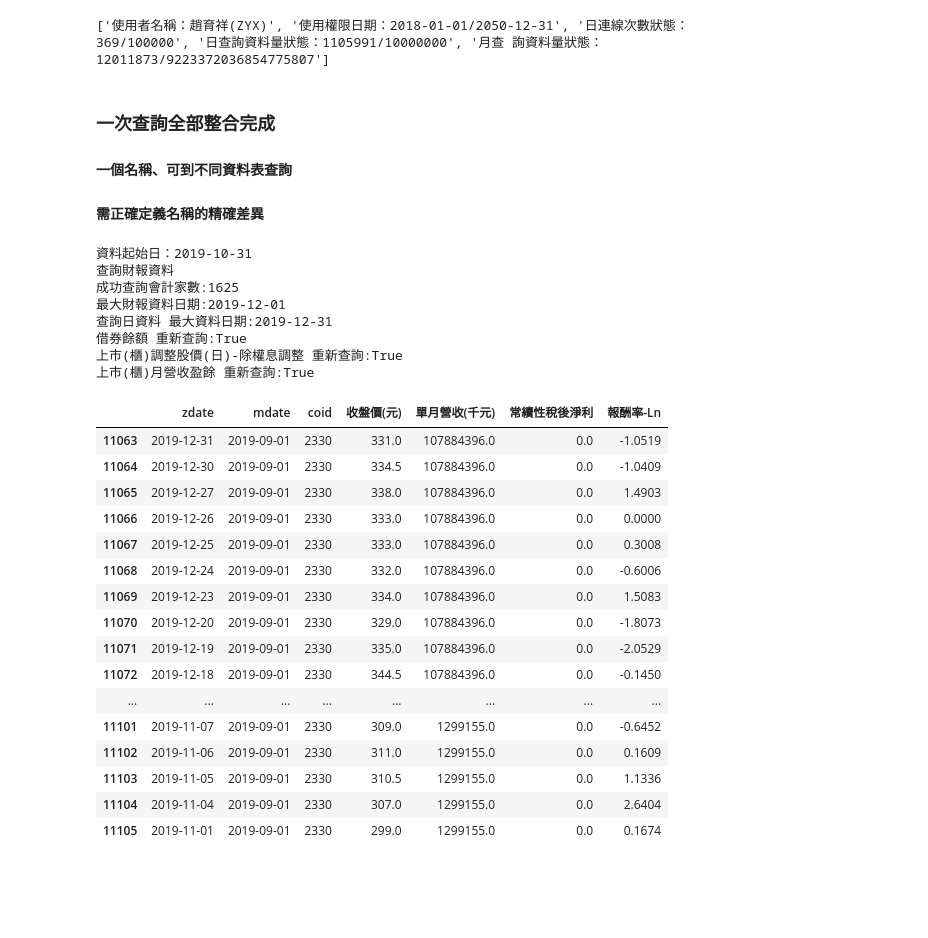
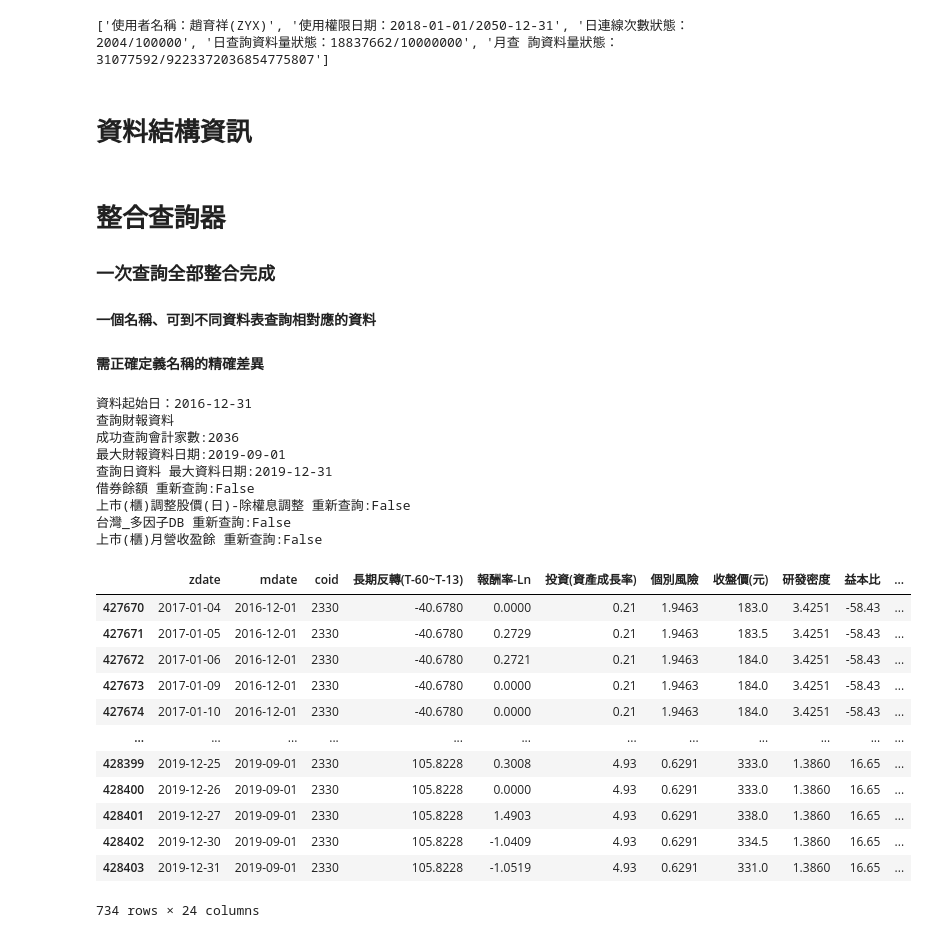
Before and after one commit to beaneball33/jettool, a Jupyter notebook: jettool測試.ipynb, the cells around one changed output. Cells and saved outputs as stored; diff of their text form; code cells hidden in the pictures; blank space fills up the shorter version.

```diff
--- a/jettool測試.ipynb
+++ b/jettool測試.ipynb
@@ -5,8 +7,11 @@ import numpy
 # %%
 # 初始化物件，可同時set Key
 tejtool = tools.financial_tool(api_key="GDEy0mWAGqnI3EemCREGREZMcEVbnF")
+tejtool.load_data()
 # 設定keyID，會自動查詢需要的資料表索引構造
 #tejtool.set_apikey("GDEy0mWAGqnI3EemCREGREZMcEVbnF")
 # %% [output]
-['使用者名稱：趙育祥(ZYX)', '使用權限日期：2018-01-01/2050-12-31', '日連線次數狀態：369/100000', '日查詢資料量狀態：1105991/10000000', '月查 詢資料量狀態：12011873/9223372036854775807']
+['使用者名稱：趙育祥(ZYX)', '使用權限日期：2018-01-01/2050-12-31', '日連線次數狀態：2004/100000', '日查詢資料量狀態：18837662/10000000', '月查 詢資料量狀態：31077592/9223372036854775807']
+# %% [markdown]
+# 資料結構資訊
 # %%
@@ -16,38 +24,38 @@ tejtool.get_table_mapping(market='TWN',id='AIND')
 # 用模糊字串來查詢確切的會計科目名稱
 tejtool.find_account_name('資產負債')
 # %% [markdown]
+# 整合查詢器
 ### 一次查詢全部整合完成
-#### 一個名稱、可到不同資料表查詢
+#### 一個名稱、可到不同資料表查詢相對應的資料
 #### 需正確定義名稱的精確差異
 # %%
-#left_name = ['常續性稅後淨利','收盤價(元)','報酬率-Ln','個別風險','長期反轉(T-60~T-13)','董監持股%','大股東持股(TSE)%','經理人持股%','單月營收(千元)']
-left_name = ['常續性稅後淨利','收盤價(元)','報酬率-Ln','單月營收(千元)']
-data = tejtool.query_data(base_date='2019-12-31',window='2m',column_names=left_name)
-#tejtool.save_data()
+#data_name = ['常續性稅後淨利','收盤價(元)','報酬率-Ln','個別風險','長期反轉(T-60~T-13)','董監持股%','大股東持股(TSE)%','經理人持股%','單月營收(千元)']
+fama_name = tejtool.get_table_columns('TWN/AFF_RAW')
+data_name = ['常續性稅後淨利','收盤價(元)','報酬率-Ln','單月營收(千元)']
+data_name = data_name + fama_name
+data = tejtool.query_data(base_date='2019-12-31',window='36m',column_names=data_name)
+tejtool.save_data()
 data[data['coid']=='2330']
 # %% [output]
-資料起始日：2019-10-31
+資料起始日：2016-12-31
 查詢財報資料
-成功查詢會計家數:1625
-最大財報資料日期:2019-12-01
+成功查詢會計家數:2036
+最大財報資料日期:2019-09-01
 查詢日資料 最大資料日期:2019-12-31
-借券餘額 重新查詢:True
-上市(櫃)調整股價(日)-除權息調整 重新查詢:True
-上市(櫃)月營收盈餘 重新查詢:True
+借券餘額 重新查詢:False
+上市(櫃)調整股價(日)-除權息調整 重新查詢:False
+台灣_多因子DB 重新查詢:False
+上市(櫃)月營收盈餘 重新查詢:False
-|  | zdate | mdate | coid | 收盤價(元) | 單月營收(千元) | 常續性稅後淨利 | 報酬率-Ln |
-| 11063 | 2019-12-31 | 2019-09-01 | 2330 | 331.0 | 107884396.0 | 0.0 | -1.0519 |
-| 11064 | 2019-12-30 | 2019-09-01 | 2330 | 334.5 | 107884396.0 | 0.0 | -1.0409 |
-| 11065 | 2019-12-27 | 2019-09-01 | 2330 | 338.0 | 107884396.0 | 0.0 | 1.4903 |
-| 11066 | 2019-12-26 | 2019-09-01 | 2330 | 333.0 | 107884396.0 | 0.0 | 0.0000 |
-| 11067 | 2019-12-25 | 2019-09-01 | 2330 | 333.0 | 107884396.0 | 0.0 | 0.3008 |
-| 11068 | 2019-12-24 | 2019-09-01 | 2330 | 332.0 | 107884396.0 | 0.0 | -0.6006 |
-| 11069 | 2019-12-23 | 2019-09-01 | 2330 | 334.0 | 107884396.0 | 0.0 | 1.5083 |
-| 11070 | 2019-12-20 | 2019-09-01 | 2330 | 329.0 | 107884396.0 | 0.0 | -1.8073 |
-| 11071 | 2019-12-19 | 2019-09-01 | 2330 | 335.0 | 107884396.0 | 0.0 | -2.0529 |
-| 11072 | 2019-12-18 | 2019-09-01 | 2330 | 344.5 | 107884396.0 | 0.0 | -0.1450 |
-| ... | ... | ... | ... | ... | ... | ... | ... |
-| 11101 | 2019-11-07 | 2019-09-01 | 2330 | 309.0 | 1299155.0 | 0.0 | -0.6452 |
-| 11102 | 2019-11-06 | 2019-09-01 | 2330 | 311.0 | 1299155.0 | 0.0 | 0.1609 |
-| 11103 | 2019-11-05 | 2019-09-01 | 2330 | 310.5 | 1299155.0 | 0.0 | 1.1336 |
-| 11104 | 2019-11-04 | 2019-09-01 | 2330 | 307.0 | 1299155.0 | 0.0 | 2.6404 |
-| 11105 | 2019-11-01 | 2019-09-01 | 2330 | 299.0 | 1299155.0 | 0.0 | 0.1674 |
+|  | zdate | mdate | coid | 長期反轉(T-60~T-13) | 報酬率-Ln | 投資(資產成長率) | 個別風險 | 收盤價(元) | 研發密度 | 益本比 | ... |
+| 427670 | 2017-01-04 | 2016-12-01 | 2330 | -40.6780 | 0.0000 | 0.21 | 1.9463 | 183.0 | 3.4251 | -58.43 | ... |
+| 427671 | 2017-01-05 | 2016-12-01 | 2330 | -40.6780 | 0.2729 | 0.21 | 1.9463 | 183.5 | 3.4251 | -58.43 | ... |
+| 427672 | 2017-01-06 | 2016-12-01 | 2330 | -40.6780 | 0.2721 | 0.21 | 1.9463 | 184.0 | 3.4251 | -58.43 | ... |
+| 427673 | 2017-01-09 | 2016-12-01 | 2330 | -40.6780 | 0.0000 | 0.21 | 1.9463 | 184.0 | 3.4251 | -58.43 | ... |
+| 427674 | 2017-01-10 | 2016-12-01 | 2330 | -40.6780 | 0.0000 | 0.21 | 1.9463 | 184.0 | 3.4251 | -58.43 | ... |
+| ... | ... | ... | ... | ... | ... | ... | ... | ... | ... | ... | ... |
+| 428399 | 2019-12-25 | 2019-09-01 | 2330 | 105.8228 | 0.3008 | 4.93 | 0.6291 | 333.0 | 1.3860 | 16.65 | ... |
+| 428400 | 2019-12-26 | 2019-09-01 | 2330 | 105.8228 | 0.0000 | 4.93 | 0.6291 | 333.0 | 1.3860 | 16.65 | ... |
+| 428401 | 2019-12-27 | 2019-09-01 | 2330 | 105.8228 | 1.4903 | 4.93 | 0.6291 | 338.0 | 1.3860 | 16.65 | ... |
+| 428402 | 2019-12-30 | 2019-09-01 | 2330 | 105.8228 | -1.0409 | 4.93 | 0.6291 | 334.5 | 1.3860 | 16.65 | ... |
+| 428403 | 2019-12-31 | 2019-09-01 | 2330 | 105.8228 | -1.0519 | 4.93 | 0.6291 | 331.0 | 1.3860 | 16.65 | ... |
+734 rows × 24 columns
```
Also changed, not shown: parts of 8 cells of this notebook, 3 other files.
